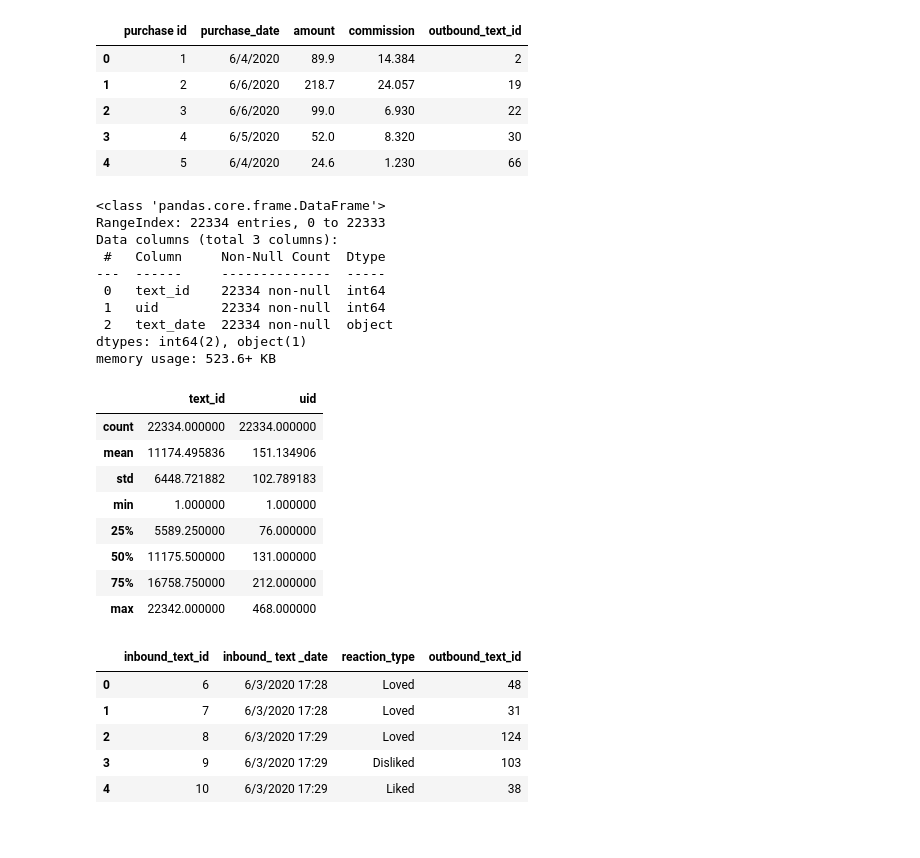
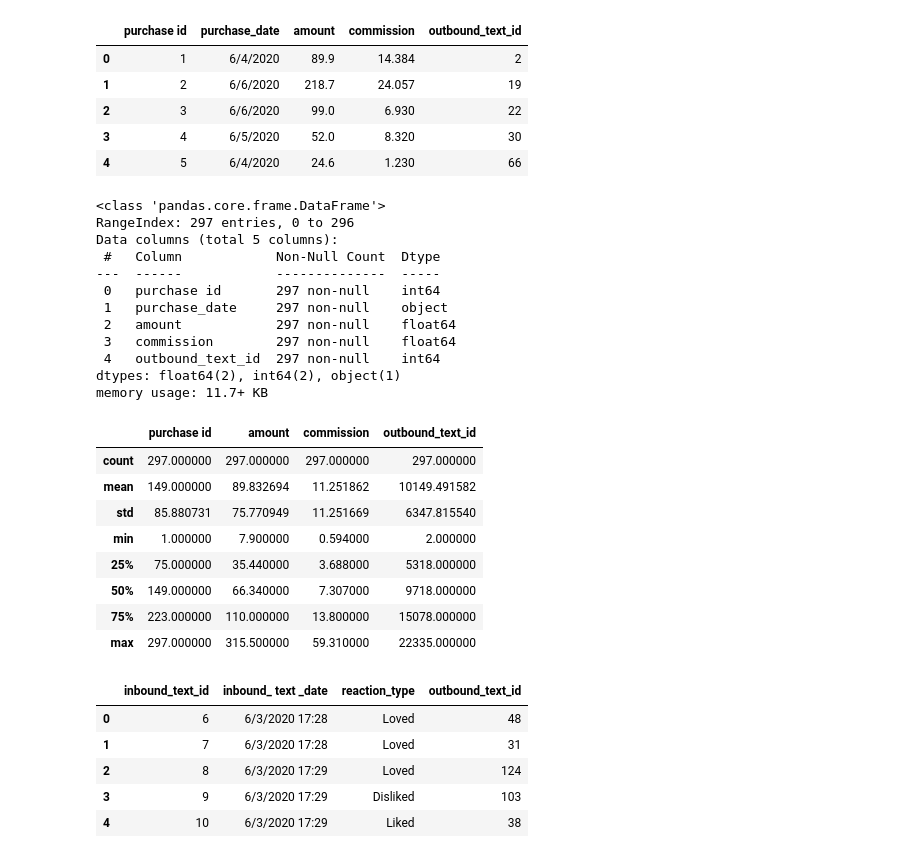
Before and after one commit to rohan-kapadnis/Qatch-Analytics-Project, a Jupyter notebook: Qatch Analytics .ipynb, the cells around one changed output. Drawn from its saved outputs; the diff is of its cells as text; code cells hidden in the pictures.

Commit message:
Data Cleaning & Preprocessing 1

```diff
--- a/Qatch Analytics .ipynb
+++ b/Qatch Analytics .ipynb
@@ -85,30 +115,32 @@ outbound_text.head()
 | 3 | 4 | 6/5/2020 | 52.0 | 8.320 | 30 |
 | 4 | 5 | 6/4/2020 | 24.6 | 1.230 | 66 |
 # %%
-outbound_text.info()
+purchases.info()
 # %% [output]
 <class 'pandas.core.frame.DataFrame'>
-RangeIndex: 22334 entries, 0 to 22333
-Data columns (total 3 columns):
- #   Column     Non-Null Count  Dtype
----  ------     --------------  -----
- 0   text_id    22334 non-null  int64
- 1   uid        22334 non-null  int64
- 2   text_date  22334 non-null  object
-dtypes: int64(2), object(1)
-memory usage: 523.6+ KB
+RangeIndex: 297 entries, 0 to 296
+Data columns (total 5 columns):
+ #   Column            Non-Null Count  Dtype
+---  ------            --------------  -----
+ 0   purchase id       297 non-null    int64
+ 1   purchase_date     297 non-null    object
+ 2   amount            297 non-null    float64
+ 3   commission        297 non-null    float64
+ 4   outbound_text_id  297 non-null    int64
+dtypes: float64(2), int64(2), object(1)
+memory usage: 11.7+ KB
 # %%
-outbound_text.describe()
+purchases.describe()
 # %% [output]
-|  | text_id | uid |
-| count | 22334.000000 | 22334.000000 |
-| mean | 11174.495836 | 151.134906 |
-| std | 6448.721882 | 102.789183 |
-| min | 1.000000 | 1.000000 |
-| 25% | 5589.250000 | 76.000000 |
-| 50% | 11175.500000 | 131.000000 |
-| 75% | 16758.750000 | 212.000000 |
-| max | 22342.000000 | 468.000000 |
+|  | purchase id | amount | commission | outbound_text_id |
+| count | 297.000000 | 297.000000 | 297.000000 | 297.000000 |
+| mean | 149.000000 | 89.832694 | 11.251862 | 10149.491582 |
+| std | 85.880731 | 75.770949 | 11.251669 | 6347.815540 |
+| min | 1.000000 | 7.900000 | 0.594000 | 2.000000 |
+| 25% | 75.000000 | 35.440000 | 3.688000 | 5318.000000 |
+| 50% | 149.000000 | 66.340000 | 7.307000 | 9718.000000 |
+| 75% | 223.000000 | 110.000000 | 13.800000 | 15078.000000 |
+| max | 297.000000 | 315.500000 | 59.310000 | 22335.000000 |
 # %%
 reaction = pd.read_csv("data/reactions.csv")
 # %%
```
Also changed, not shown: parts of 30 cells of this notebook.
